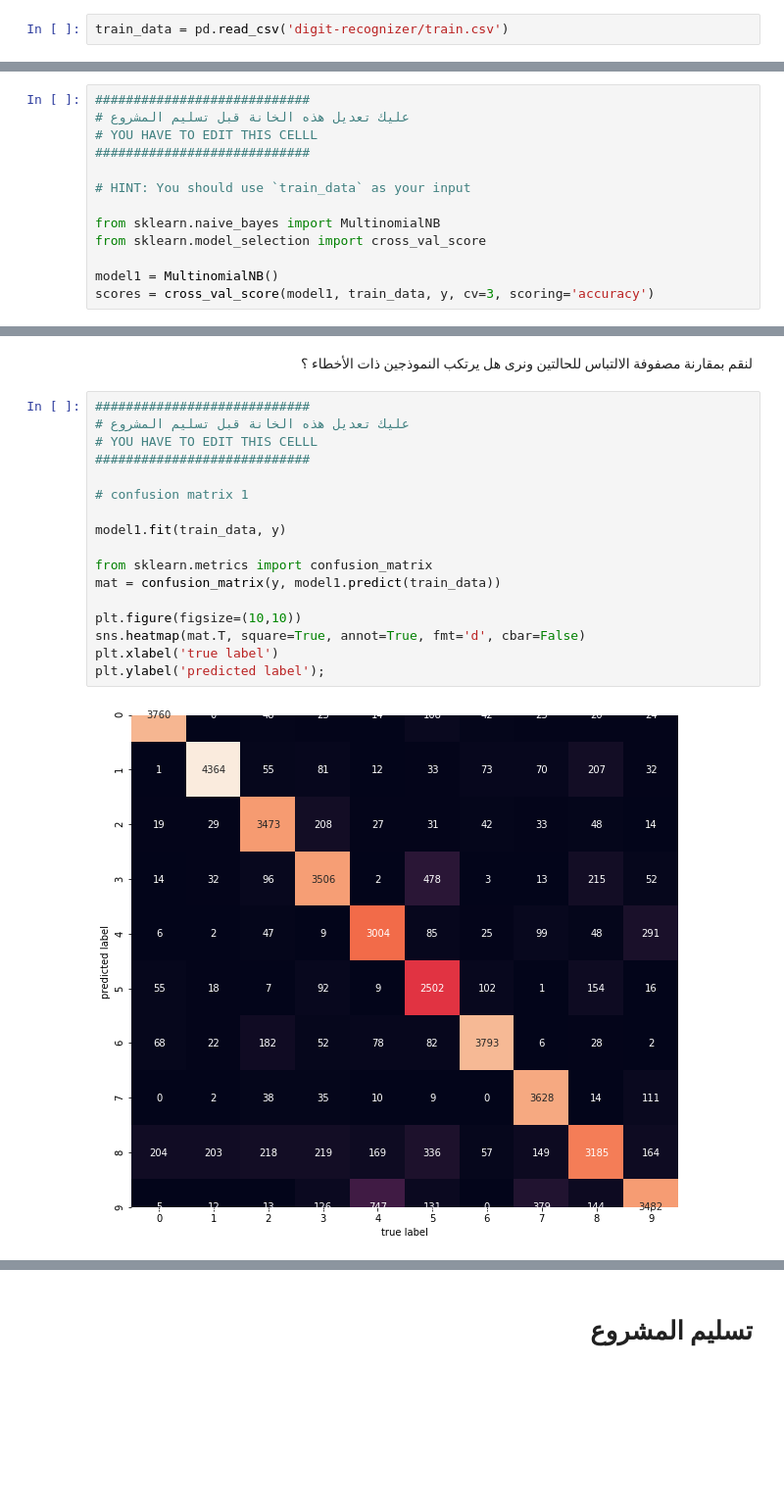
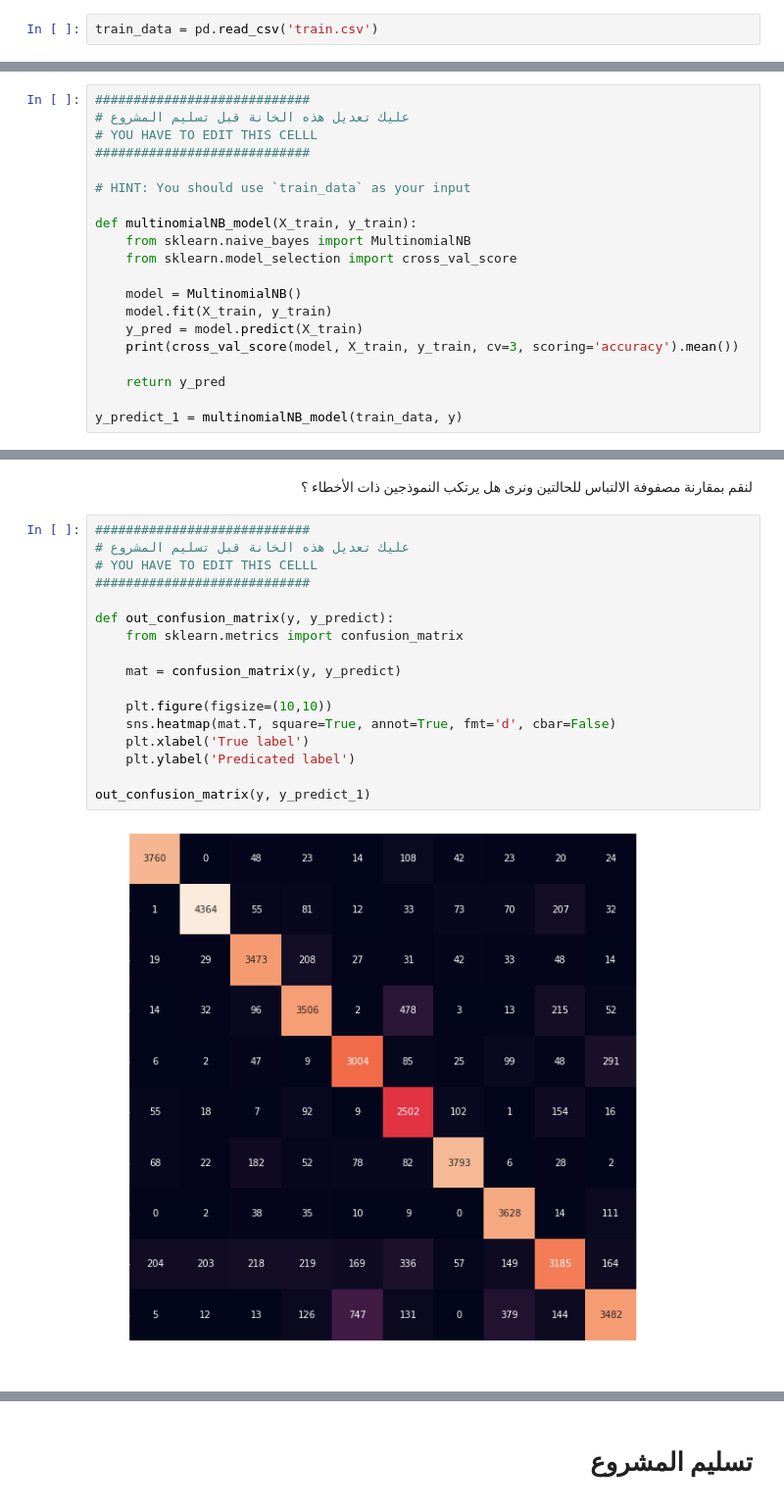
Before and after one commit to AhmedSMG/Barmej, a Jupyter notebook: data-science-project-4/Project 4.ipynb, the cells around one changed output, grey strips where cells are left out. Shown: that part at 98% size. Drawn from its saved outputs; the diff is of its cells as text; blank space fills up the shorter version.

```diff
--- a/data-science-project-4/Project 4.ipynb
+++ b/data-science-project-4/Project 4.ipynb
@@ -32,7 +32,7 @@ import seaborn as sns
 <div style="direction:rtl; text-align:right">
 سنقوم أولاً بقراءة البيانات. كما ذكرنا، البيانات عبارة عن صور 28 x 28 بكسل. بالتالي نتوقع أن نرى 28 * 28 = 784 عمود. كل عمود يحوي على قيمة البكسل.
 # %%
-train_data = pd.read_csv('digit-recognizer/train.csv')
+train_data = pd.read_csv('train.csv')
 # %% [markdown]
 <div style="direction:rtl; text-align:right">
 لنر كيف تبدو الأعمدة:
@@ -133,8 +129,15 @@ assert np.max(np.max(train_data_scaled)) == 1., 'You got something wrong!'
 
 # HINT: You should use `train_data` as your input
 
-from sklearn.naive_bayes import MultinomialNB
-from sklearn.model_selection import cross_val_score
+def multinomialNB_model(X_train, y_train):
+    from sklearn.naive_bayes import MultinomialNB
+    from sklearn.model_selection import cross_val_score
 
-model1 = MultinomialNB()
-scores = cross_val_score(model1, train_data, y, cv=3, scoring='accuracy')
+    model = MultinomialNB()
+    model.fit(X_train, y_train)
+    y_pred = model.predict(X_train)
+    print(cross_val_score(model, X_train, y_train, cv=3, scoring='accuracy').mean())
+
+    return y_pred
+
+y_predict_1 = multinomialNB_model(train_data, y)
@@ -169,22 +180,22 @@ scores.mean()
 # %%
 ############################
 # عليك تعديل هذه الخانة قبل تسليم المشروع
 # YOU HAVE TO EDIT THIS CELLL
 ############################
 
-# confusion matrix 1
+def out_confusion_matrix(y, y_predict):
+    from sklearn.metrics import confusion_matrix
 
-model1.fit(train_data, y)
+    mat = confusion_matrix(y, y_predict)
 
-from sklearn.metrics import confusion_matrix
-mat = confusion_matrix(y, model1.predict(train_data))
+    plt.figure(figsize=(10,10))
+    sns.heatmap(mat.T, square=True, annot=True, fmt='d', cbar=False)
+    plt.xlabel('True label')
+    plt.ylabel('Predicated label')
 
-plt.figure(figsize=(10,10))
-sns.heatmap(mat.T, square=True, annot=True, fmt='d', cbar=False)
-plt.xlabel('true label')
-plt.ylabel('predicted label');
+out_confusion_matrix(y, y_predict_1)
 # %% [output]
-[figure, old version]
+[figure, new version]
 # %%
 ############################
 # عليك تعديل هذه الخانة قبل تسليم المشروع
```
Also changed, not shown: parts of 16 cells of this notebook, 10 other files.
